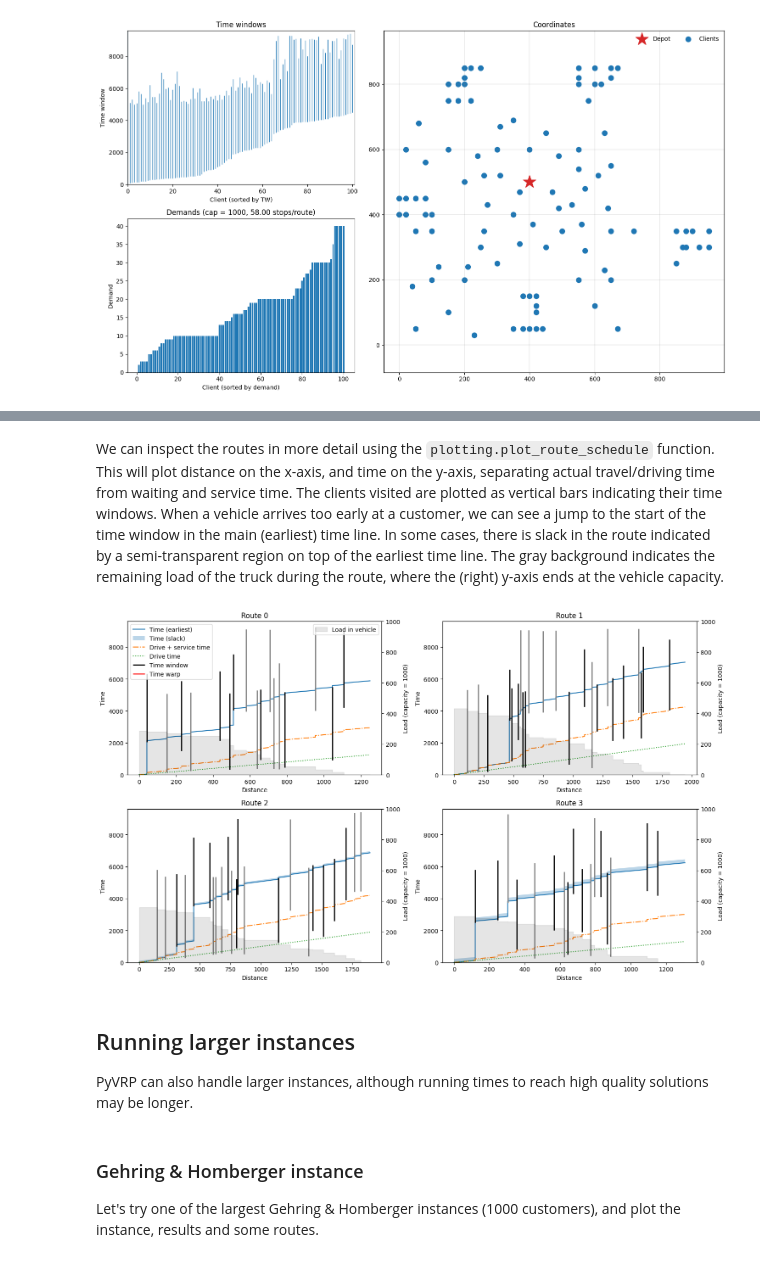
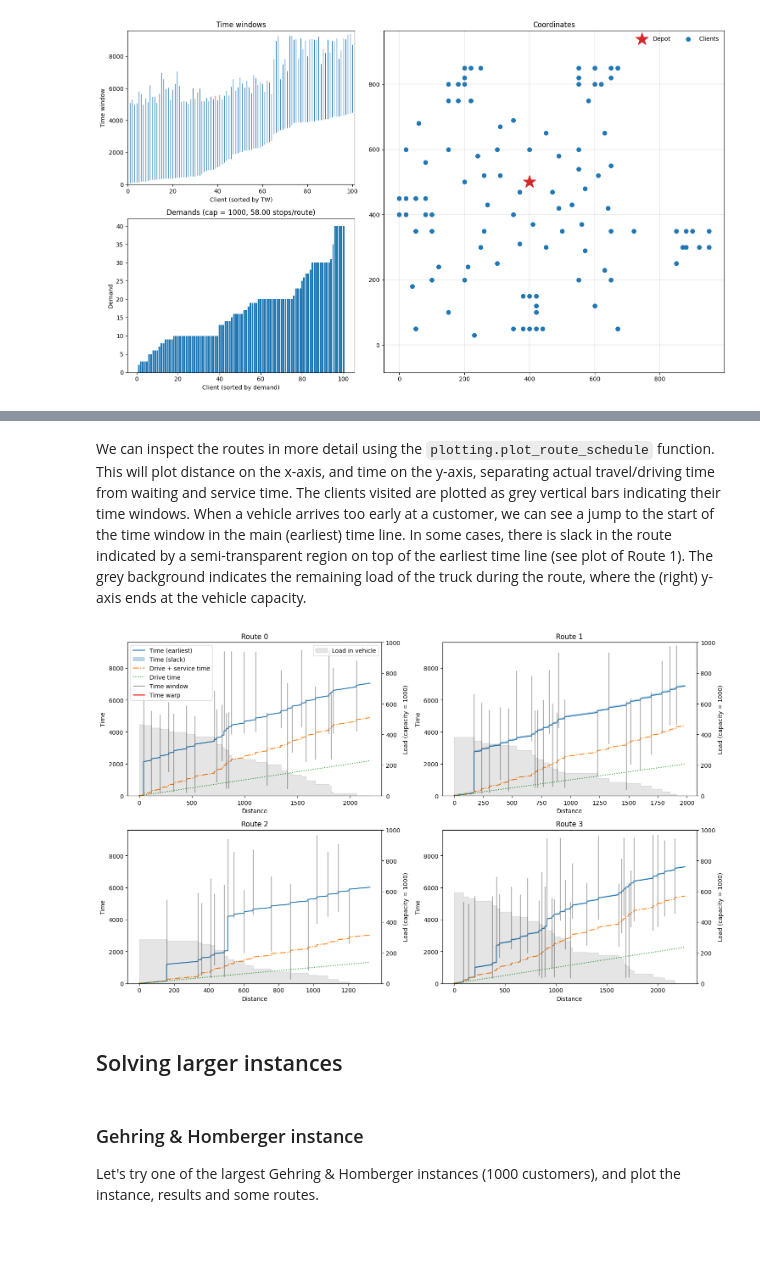
Before and after one commit to PyVRP/PyVRP, a Jupyter notebook: examples/vrptw.ipynb, the cells around one changed output, grey strips where cells are left out. Saved outputs shown, nothing was run; the diff lists cells and outputs as text; code cells hidden in the pictures.

```diff
--- a/examples/vrptw.ipynb
+++ b/examples/vrptw.ipynb
@@ -63 +52,6 @@ instance_bks = vrplib.read_solution(instance_bks_filename)
+# %%
+instance = read(
+    "data/RC208.vrp", instance_format="solomon", round_func="trunc1"
+)
+instance_bks = vrplib.read_solution("data/RC208.sol")
 # %% [markdown]
@@ -120,0 +100,13 @@ Total cost of solution: 779.6, BKS = 776.1
+# %%
+def report_gap(result, bks, scale_factor=10):
+    objective = result.best.cost() / scale_factor
+    bks_cost = bks["cost"]
+    pct_diff = 100 * (objective - bks_cost) / bks_cost
+
+    print(f"Found a solution with cost: {objective}.")
+    print(f"This is {pct_diff:.1f}% worse than the best known", end=" ")
+    print(f"solution, which is {bks_cost}.")
+
+
+result = solve(instance, seed=42, max_runtime=5)
+report_gap(result, instance_bks)
@@ -148,18 +149,23 @@ display(route_stats_df.head())
 # %% [markdown]
-We can inspect the routes in more detail using the `plotting.plot_route_schedule` function. This will plot distance on the x-axis, and time on the y-axis, separating actual travel/driving time from waiting and service time. The clients visited are plotted as vertical bars indicating their time windows. When a vehicle arrives too early at a customer, we can see a jump to the start of the time window in the main (earliest) time line. In some cases, there is slack in the route indicated by a semi-transparent region on top of the earliest time line. The gray background indicates the remaining load of the truck during the route, where the (right) y-axis ends at the vehicle capacity.
+We can inspect the routes in more detail using the `plotting.plot_route_schedule` function. This will plot distance on the x-axis, and time on the y-axis, separating actual travel/driving time from waiting and service time. The clients visited are plotted as grey vertical bars indicating their time windows. When a vehicle arrives too early at a customer, we can see a jump to the start of the time window in the main (earliest) time line. In some cases, there is slack in the route indicated by a semi-transparent region on top of the earliest time line (see plot of Route 1). The grey background indicates the remaining load of the truck during the route, where the (right) y-axis ends at the vehicle capacity.
 # %%
-fig, axarr = plt.subplots(2, 2, figsize=(15, 9))
-routes = solution.get_routes()
-for i, (ax, route) in enumerate(zip(axarr.reshape(-1), routes)):
-    plotting.plot_route_schedule(
-        instance, route, title=f"Route {i}", ax=ax, legend=i == 0
-    )
-fig.tight_layout()
+def plot_route_schedule(result, instance):
+    fig, axarr = plt.subplots(2, 2, figsize=(15, 9))
+
+    routes = result.best.get_routes()
+    for idx, (ax, route) in enumerate(zip(axarr.reshape(-1), routes)):
+        plotting.plot_route_schedule(
+            instance, route, title=f"Route {idx}", ax=ax, legend=idx == 0
+        )
+
+    fig.tight_layout()
+
+
+plot_route_schedule(result, instance)
 # %% [output]
-[figure, old version]
+[figure, new version]
-# %% [markdown]
-## Running larger instances
-PyVRP can also handle larger instances, although running times to reach high quality solutions may be longer.
+# %% [markdown]
+## Solving larger instances
 # %% [markdown]
 ### Gehring & Homberger instance
 Let's try one of the largest Gehring & Homberger instances (1000 customers), and plot the instance, results and some routes.
```
Also changed, not shown: parts of 24 cells of this notebook, 27 other files.
